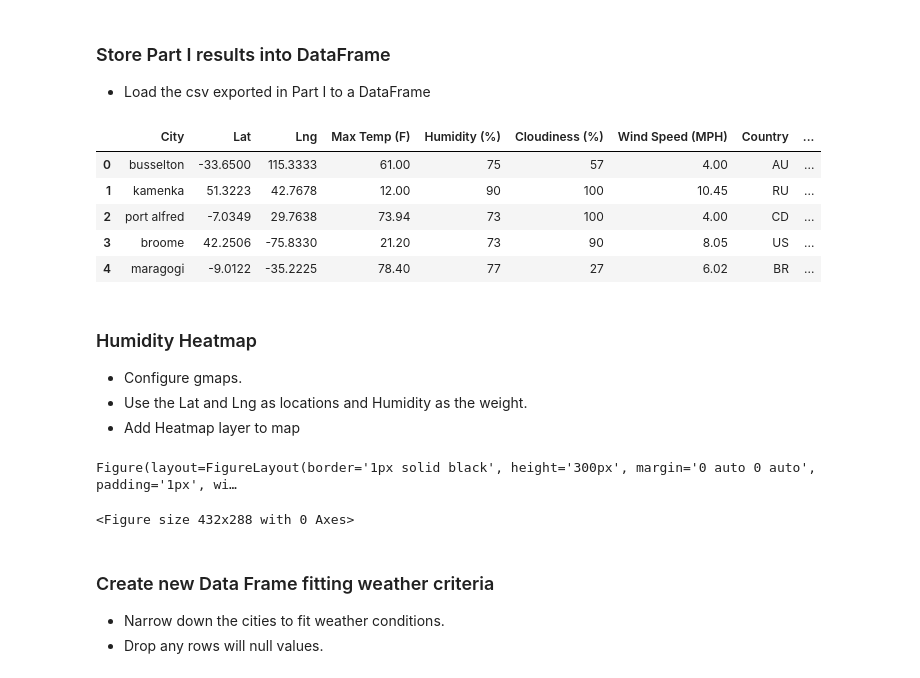
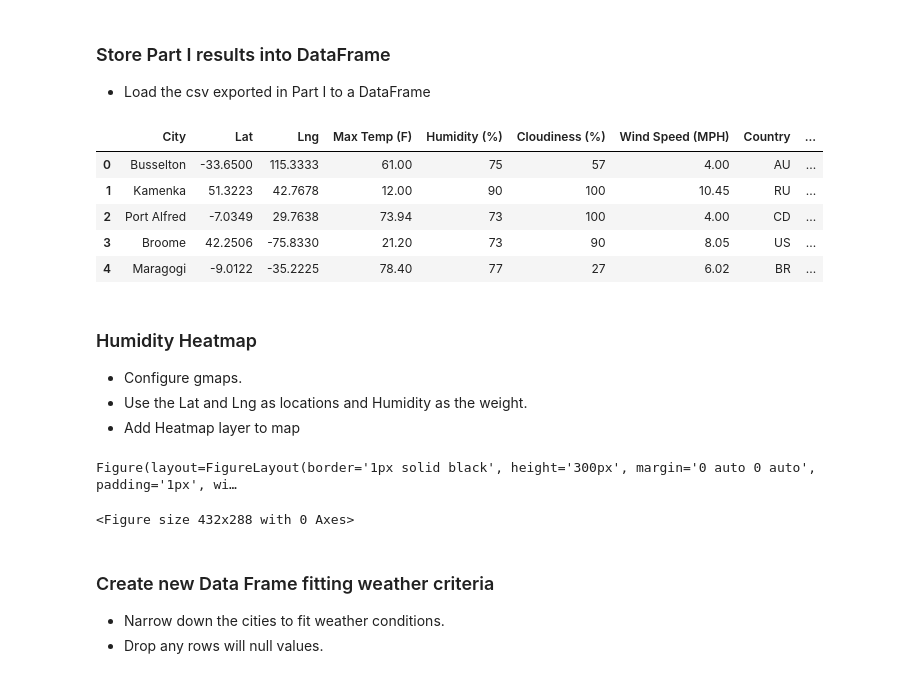
Before and after one commit to chiiliensun/PythonAPIs, a Jupyter notebook: VacationPy/VacationPy.ipynb, the cells around one changed output. Saved outputs shown, nothing was run; the diff lists cells and outputs as text; code cells hidden in the pictures.

```diff
--- a/VacationPy/VacationPy.ipynb
+++ b/VacationPy/VacationPy.ipynb
@@ -20,14 +20,15 @@ from config import gkey
 # %%
 # read csv and create a dataframe
 weather_df = pd.read_csv('../Output_files/cities_weather.csv')
+weather_df['City'] = weather_df['City'].str.title()
 weather_df.head()
 # %% [output]
 |  | City | Lat | Lng | Max Temp (F) | Humidity (%) | Cloudiness (%) | Wind Speed (MPH) | Country | ... |
-| 0 | busselton | -33.6500 | 115.3333 | 61.00 | 75 | 57 | 4.00 | AU | ... |
-| 1 | kamenka | 51.3223 | 42.7678 | 12.00 | 90 | 100 | 10.45 | RU | ... |
-| 2 | port alfred | -7.0349 | 29.7638 | 73.94 | 73 | 100 | 4.00 | CD | ... |
-| 3 | broome | 42.2506 | -75.8330 | 21.20 | 73 | 90 | 8.05 | US | ... |
-| 4 | maragogi | -9.0122 | -35.2225 | 78.40 | 77 | 27 | 6.02 | BR | ... |
+| 0 | Busselton | -33.6500 | 115.3333 | 61.00 | 75 | 57 | 4.00 | AU | ... |
+| 1 | Kamenka | 51.3223 | 42.7678 | 12.00 | 90 | 100 | 10.45 | RU | ... |
+| 2 | Port Alfred | -7.0349 | 29.7638 | 73.94 | 73 | 100 | 4.00 | CD | ... |
+| 3 | Broome | 42.2506 | -75.8330 | 21.20 | 73 | 90 | 8.05 | US | ... |
+| 4 | Maragogi | -9.0122 | -35.2225 | 78.40 | 77 | 27 | 6.02 | BR | ... |
 # %% [markdown]
 ### Humidity Heatmap
 - Configure gmaps.
@@ -40,34 +41,34 @@ gmaps.configure(api_key=gkey)
 # use Lat and Long as locations, Humidity as the weight
 location = weather_df[['Lat', 'Lng']].astype(float)
 humidity_w = weather_df['Humidity (%)']
-# %%
-# customize the size of the figure
-figure_layout = {
-    'width': '400px',
-    'height': '300px',
-    'border': '1px solid black',
-    'padding': '1px',
-    'margin': '0 auto 0 auto'
-}
-
-# plot heatmap
-fig = gmaps.figure(layout=figure_layout)
-
-# create heat layer
-heat_layer = gmaps.heatmap_layer(location, weights=humidity_w,
-                                 dissipating=False, max_intensity=100,
-                                 point_radius = 1)
-# add layer
-fig.add_layer(heat_layer)
-
-# save png file
-plt.savefig('../Images/vacationheatmap.png')
-
-# display figure
-fig
-# %% [output]
-Figure(layout=FigureLayout(border='1px solid black', height='300px', margin='0 auto 0 auto', padding='1px', wi…
-<Figure size 432x288 with 0 Axes>
+# %%
+# customize the size of the figure
+figure_layout = {
+    'width': '400px',
+    'height': '300px',
+    'border': '1px solid black',
+    'padding': '1px',
+    'margin': '0 auto 0 auto'
+}
+
+# plot heatmap
+fig = gmaps.figure(layout=figure_layout)
+
+# create heat layer
+heat_layer = gmaps.heatmap_layer(location, weights=humidity_w,
+                                 dissipating=False, max_intensity=100,
+                                 point_radius = 1)
+# add layer
+fig.add_layer(heat_layer)
+
+# save png file
+plt.savefig('../Images/vacationheatmap.png')
+
+# display figure
+fig
+# %% [output]
+Figure(layout=FigureLayout(border='1px solid black', height='300px', margin='0 auto 0 auto', padding='1px', wi…
+<Figure size 432x288 with 0 Axes>
 # %% [markdown]
 ### Create new Data Frame fitting weather criteria
 - Narrow down the cities to fit weather conditions.
```
Also changed, not shown: parts of 4 cells of this notebook, 1 other file.
